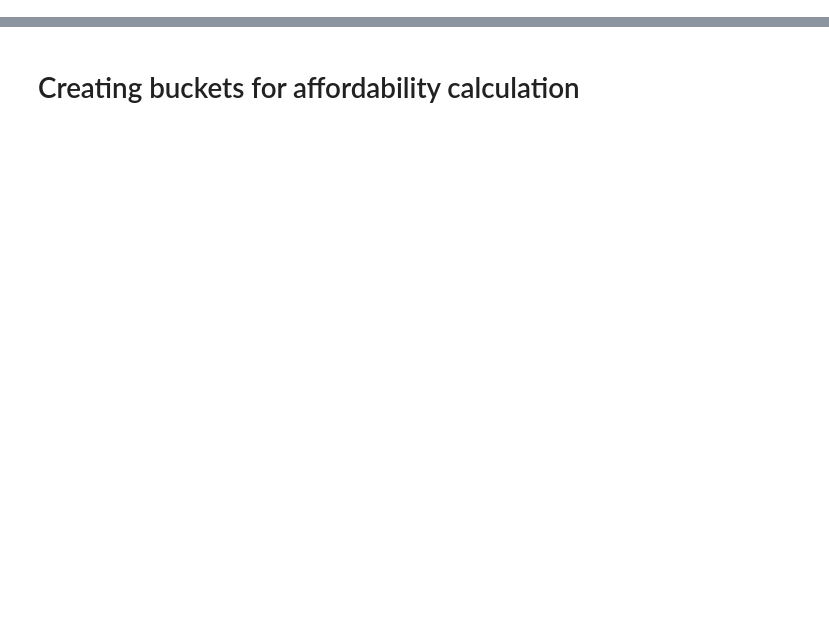
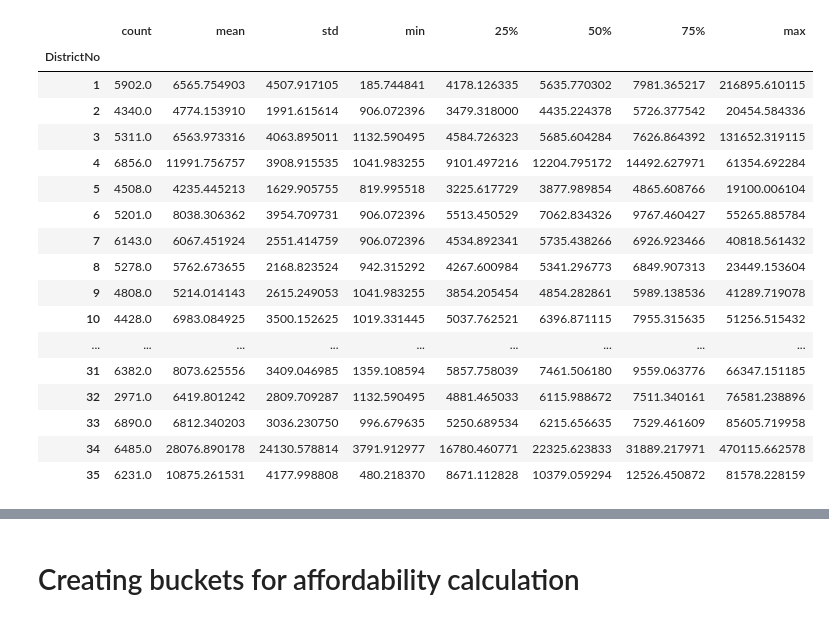
Before and after one commit to asidamo/affordable-housing, a Jupyter notebook: data-question-4-plaid-platypi-david.ipynb, the cells around one changed output, grey strips where cells are left out. Saved outputs shown, nothing was run; the diff lists cells and outputs as text; code cells hidden in the pictures; blank space fills up the shorter version.

Commit message:
Additional analysis towards modeling and determining concentrations of affordable housing

```diff
--- a/data-question-4-plaid-platypi-david.ipynb
+++ b/data-question-4-plaid-platypi-david.ipynb
@@ -15,0 +35,23 @@ sf2017 = pd.read_csv('/Users/davidhaines/DataScience/data-question-4-affordable-
+# %%
+districtgrouped09 = sf2009.groupby('DistrictNo')
+# %%
+districtgrouped09.Yearly_Housing_Spending.describe()
+# %% [output]
+|  | count | mean | std | min | 25% | 50% | 75% | max |
+| DistrictNo |  |  |  |  |  |  |  |  |
+| 1 | 5902.0 | 6565.754903 | 4507.917105 | 185.744841 | 4178.126335 | 5635.770302 | 7981.365217 | 216895.610115 |
+| 2 | 4340.0 | 4774.153910 | 1991.615614 | 906.072396 | 3479.318000 | 4435.224378 | 5726.377542 | 20454.584336 |
+| 3 | 5311.0 | 6563.973316 | 4063.895011 | 1132.590495 | 4584.726323 | 5685.604284 | 7626.864392 | 131652.319115 |
+| 4 | 6856.0 | 11991.756757 | 3908.915535 | 1041.983255 | 9101.497216 | 12204.795172 | 14492.627971 | 61354.692284 |
+| 5 | 4508.0 | 4235.445213 | 1629.905755 | 819.995518 | 3225.617729 | 3877.989854 | 4865.608766 | 19100.006104 |
+| 6 | 5201.0 | 8038.306362 | 3954.709731 | 906.072396 | 5513.450529 | 7062.834326 | 9767.460427 | 55265.885784 |
+| 7 | 6143.0 | 6067.451924 | 2551.414759 | 906.072396 | 4534.892341 | 5735.438266 | 6926.923466 | 40818.561432 |
+| 8 | 5278.0 | 5762.673655 | 2168.823524 | 942.315292 | 4267.600984 | 5341.296773 | 6849.907313 | 23449.153604 |
+| 9 | 4808.0 | 5214.014143 | 2615.249053 | 1041.983255 | 3854.205454 | 4854.282861 | 5989.138536 | 41289.719078 |
+| 10 | 4428.0 | 6983.084925 | 3500.152625 | 1019.331445 | 5037.762521 | 6396.871115 | 7955.315635 | 51256.515432 |
+| ... | ... | ... | ... | ... | ... | ... | ... | ... |
+| 31 | 6382.0 | 8073.625556 | 3409.046985 | 1359.108594 | 5857.758039 | 7461.506180 | 9559.063776 | 66347.151185 |
+| 32 | 2971.0 | 6419.801242 | 2809.709287 | 1132.590495 | 4881.465033 | 6115.988672 | 7511.340161 | 76581.238896 |
+| 33 | 6890.0 | 6812.340203 | 3036.230750 | 996.679635 | 5250.689534 | 6215.656635 | 7529.461609 | 85605.719958 |
+| 34 | 6485.0 | 28076.890178 | 24130.578814 | 3791.912977 | 16780.460771 | 22325.623833 | 31889.217971 | 470115.662578 |
+| 35 | 6231.0 | 10875.261531 | 4177.998808 | 480.218370 | 8671.112828 | 10379.059294 | 12526.450872 | 81578.228159 |
```
Also changed, not shown: parts of 56 cells of this notebook.
